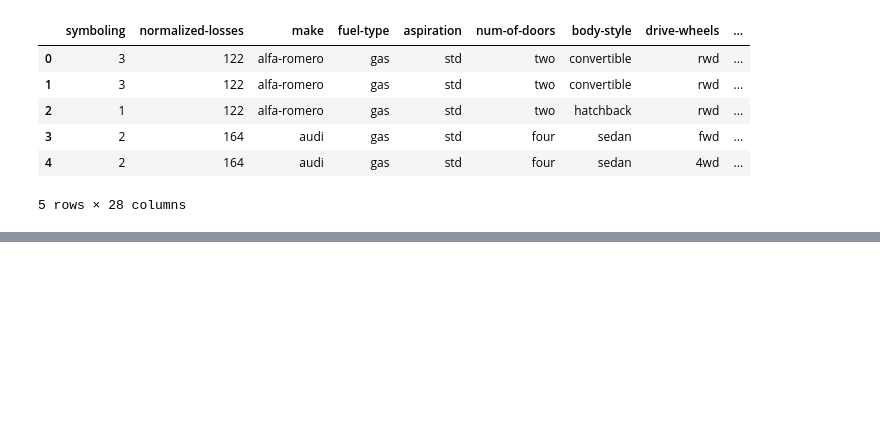
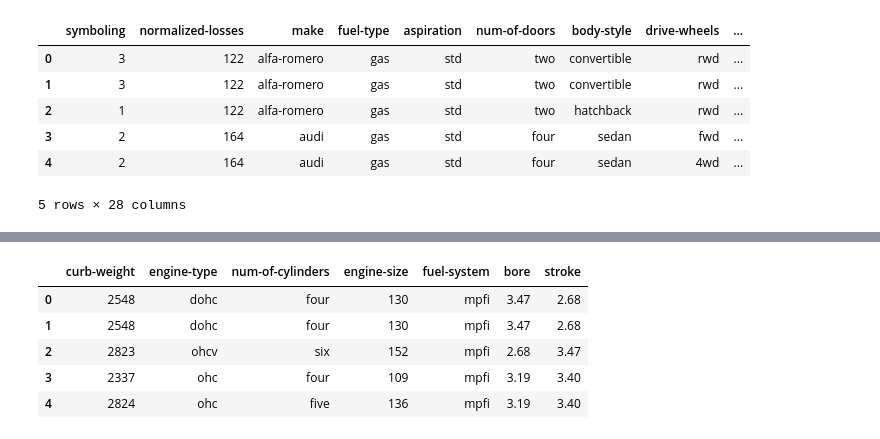
Before and after one commit to VishSeran/Data-Preprocessing, a Jupyter notebook: Data-Wrangling.ipynb, the cells around one changed output, grey strips where cells are left out. Drawn from its saved outputs; the diff is of its cells as text; code cells hidden in the pictures; blank space fills up the shorter version.

```diff
--- a/Data-Wrangling.ipynb
+++ b/Data-Wrangling.ipynb
@@ -477,0 +516,10 @@ df.head()
+# %%
+df[['curb-weight', 'engine-type',
+       'num-of-cylinders', 'engine-size', 'fuel-system', 'bore', 'stroke']].head()
+# %% [output]
+|  | curb-weight | engine-type | num-of-cylinders | engine-size | fuel-system | bore | stroke |
+| 0 | 2548 | dohc | four | 130 | mpfi | 3.47 | 2.68 |
+| 1 | 2548 | dohc | four | 130 | mpfi | 3.47 | 2.68 |
+| 2 | 2823 | ohcv | six | 152 | mpfi | 2.68 | 3.47 |
+| 3 | 2337 | ohc | four | 109 | mpfi | 3.19 | 3.40 |
+| 4 | 2824 | ohc | five | 136 | mpfi | 3.19 | 3.40 |
```
Also changed, not shown: parts of 10 cells of this notebook.
